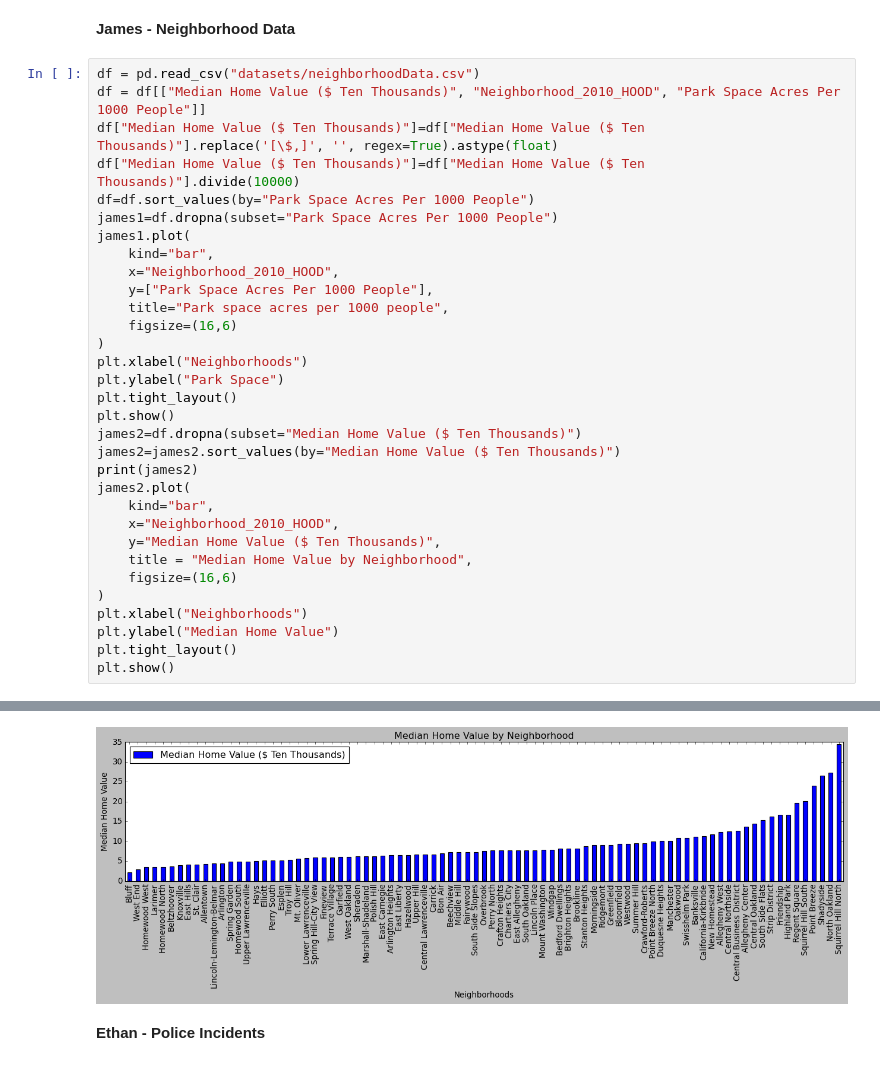
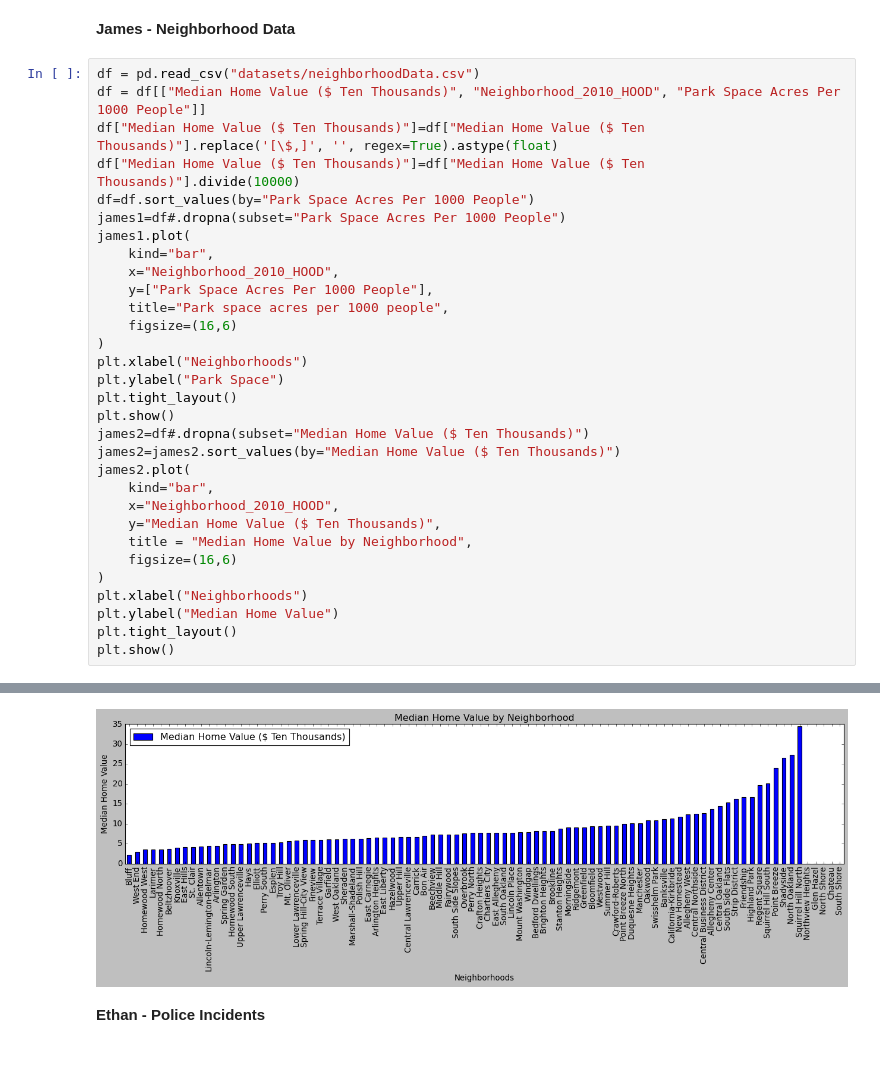
Before and after one commit to JamesW6/BestNeighborhoodProject, a Jupyter notebook: Report.ipynb, the cells around one changed output, grey strips where cells are left out. Cells and saved outputs as stored; diff of their text form.

```diff
--- a/Report.ipynb
+++ b/Report.ipynb
@@ -37,7 +37,7 @@ df = df[["Median Home Value ($ Ten Thousands)", "Neighborhood_2010_HOOD", "Park
 df["Median Home Value ($ Ten Thousands)"]=df["Median Home Value ($ Ten Thousands)"].replace('[\$,]', '', regex=True).astype(float)
 df["Median Home Value ($ Ten Thousands)"]=df["Median Home Value ($ Ten Thousands)"].divide(10000)
 df=df.sort_values(by="Park Space Acres Per 1000 People")
-james1=df.dropna(subset="Park Space Acres Per 1000 People")
+james1=df#.dropna(subset="Park Space Acres Per 1000 People")
 james1.plot(
     kind="bar",
     x="Neighborhood_2010_HOOD",
@@ -49,9 +49,8 @@ plt.xlabel("Neighborhoods")
 plt.ylabel("Park Space")
 plt.tight_layout()
 plt.show()
-james2=df.dropna(subset="Median Home Value ($ Ten Thousands)")
+james2=df#.dropna(subset="Median Home Value ($ Ten Thousands)")
 james2=james2.sort_values(by="Median Home Value ($ Ten Thousands)")
-print(james2)
 james2.plot(
     kind="bar",
     x="Neighborhood_2010_HOOD",
@@ -85,4 +67,4 @@ plt.show()
-[figure, old version]
+[figure, new version]
 # %% [markdown]
 **Ethan - Police Incidents**
 # %%
```
Also changed, not shown: parts of 4 cells of this notebook.
